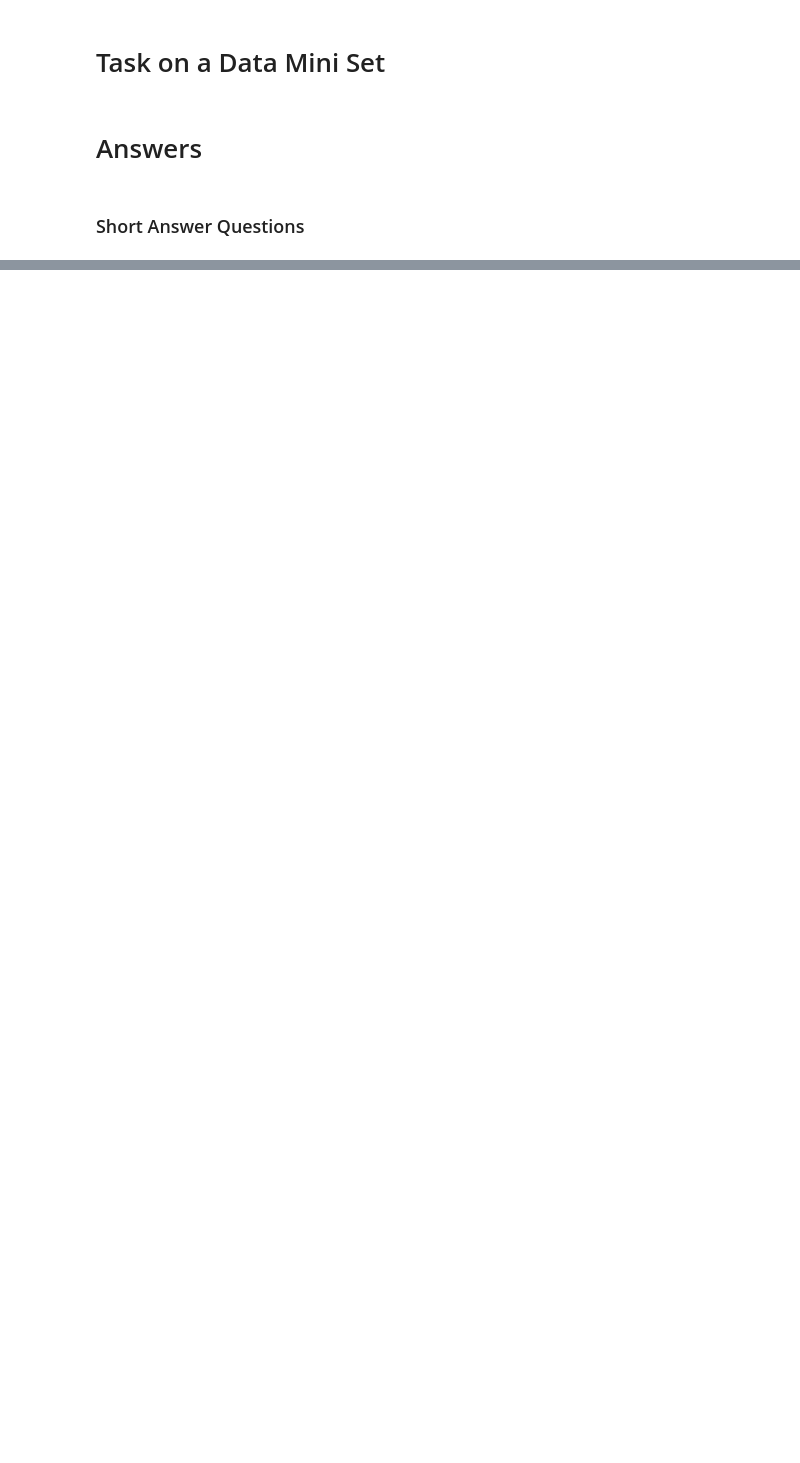
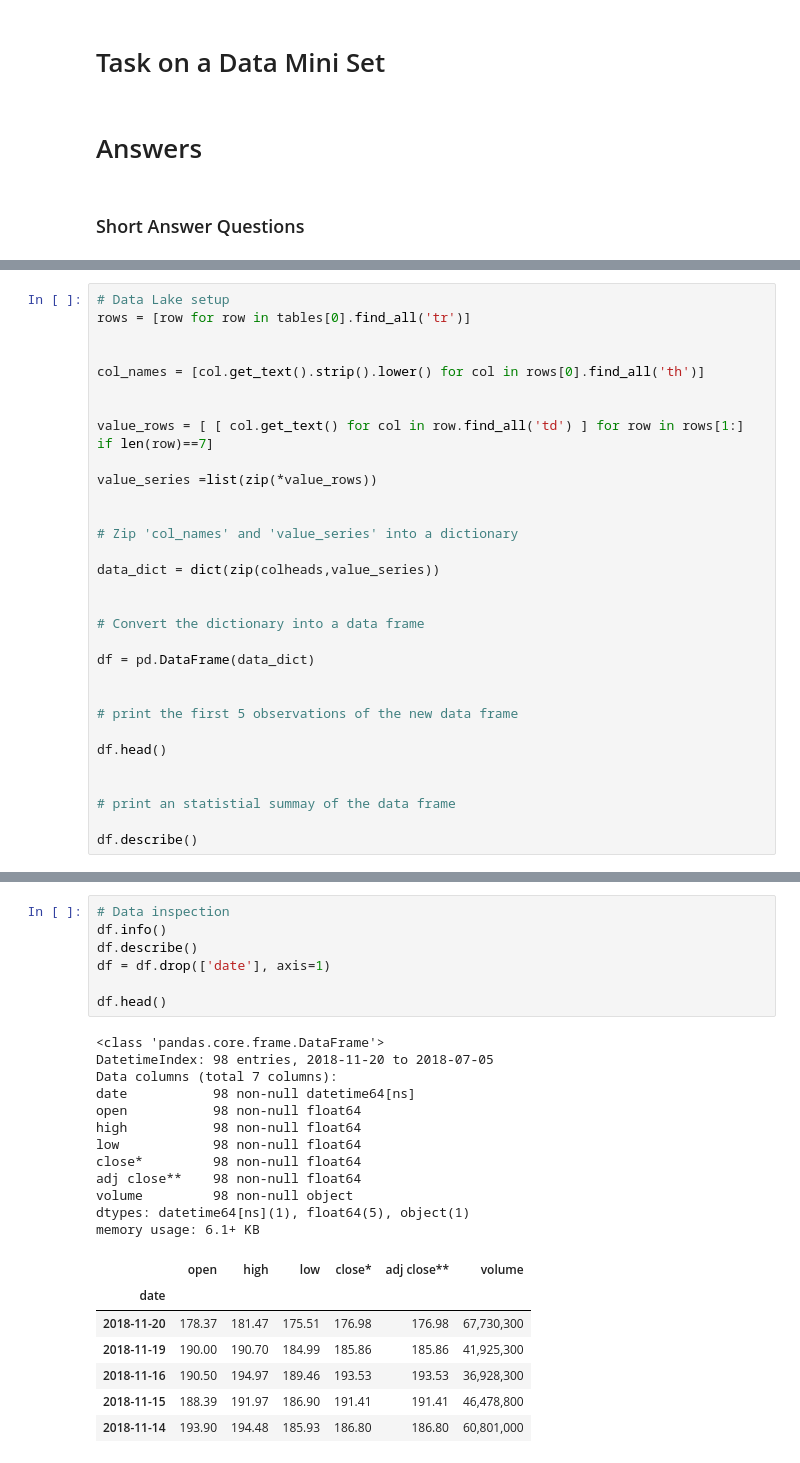
Before and after one commit to carlosezmz/MidtermPrep, a Jupyter notebook: Half of midterm exam.ipynb, the cells around one changed output, grey strips where cells are left out. Cells and saved outputs as stored; diff of their text form; blank space fills up the shorter version.

```diff
--- a/Half of midterm exam.ipynb
+++ b/Half of midterm exam.ipynb
@@ -200,0 +244,31 @@ For all other conversions use the data-type specific converters pd.to_datetime,
+# %%
+# Data Lake setup
+rows = [row for row in tables[0].find_all('tr')]
+
+
+col_names = [col.get_text().strip().lower() for col in rows[0].find_all('th')]
+
+
+value_rows = [ [ col.get_text() for col in row.find_all('td') ] for row in rows[1:] if len(row)==7]
+
+value_series =list(zip(*value_rows))
+
+
+# Zip 'col_names' and 'value_series' into a dictionary
+
+data_dict = dict(zip(colheads,value_series))
+
+
+# Convert the dictionary into a data frame
+
+df = pd.DataFrame(data_dict)
+
+
+# print the first 5 observations of the new data frame
+
+df.head()
+
+
+# print an statistial summay of the data frame
+
+df.describe()
@@ -200,0 +311,27 @@ For all other conversions use the data-type specific converters pd.to_datetime,
+# %%
+# Data inspection
+df.info()
+df.describe()
+df = df.drop(['date'], axis=1)
+
+df.head()
+# %% [output]
+<class 'pandas.core.frame.DataFrame'>
+DatetimeIndex: 98 entries, 2018-11-20 to 2018-07-05
+Data columns (total 7 columns):
+date           98 non-null datetime64[ns]
+open           98 non-null float64
+high           98 non-null float64
+low            98 non-null float64
+close*         98 non-null float64
+adj close**    98 non-null float64
+volume         98 non-null object
+dtypes: datetime64[ns](1), float64(5), object(1)
+memory usage: 6.1+ KB
+|  | open | high | low | close* | adj close** | volume |
+| date |  |  |  |  |  |  |
+| 2018-11-20 | 178.37 | 181.47 | 175.51 | 176.98 | 176.98 | 67,730,300 |
+| 2018-11-19 | 190.00 | 190.70 | 184.99 | 185.86 | 185.86 | 41,925,300 |
+| 2018-11-16 | 190.50 | 194.97 | 189.46 | 193.53 | 193.53 | 36,928,300 |
+| 2018-11-15 | 188.39 | 191.97 | 186.90 | 191.41 | 191.41 | 46,478,800 |
+| 2018-11-14 | 193.90 | 194.48 | 185.93 | 186.80 | 186.80 | 60,801,000 |
```
Also changed, not shown: parts of 26 cells of this notebook.
